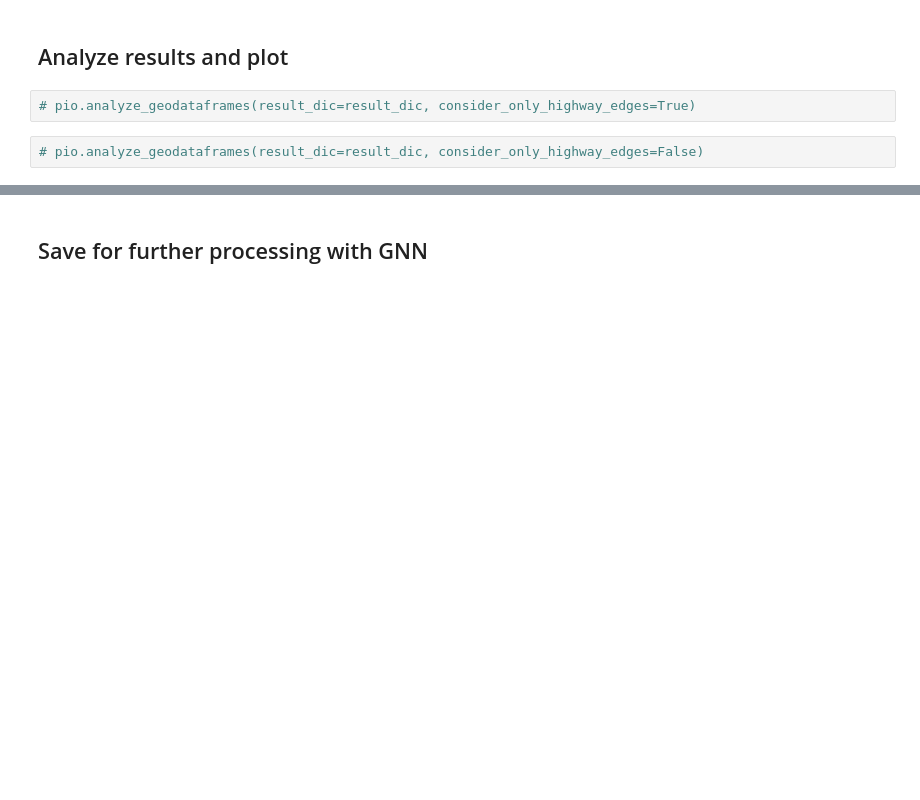
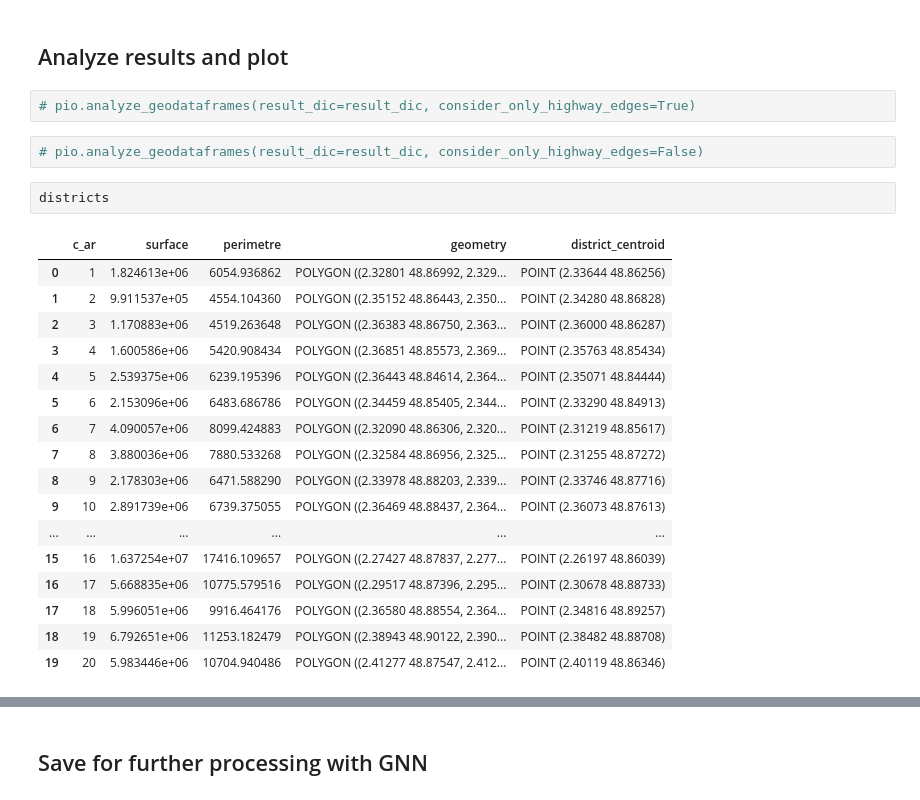
Before and after one commit to enatterer/matsim-ile-de-france, a Jupyter notebook: ile_de_france/src/main/python/process_output_of_simulations/process_output_of_simulations_linegraph_has_nodes_for_districts.ipynb, the cells around one changed output, grey strips where cells are left out. Saved outputs shown, nothing was run; the diff lists cells and outputs as text; blank space fills up the shorter version.

```diff
--- a/ile_de_france/src/main/python/process_output_of_simulations/process_output_of_simulations_linegraph_has_nodes_for_districts.ipynb
+++ b/ile_de_france/src/main/python/process_output_of_simulations/process_output_of_simulations_linegraph_has_nodes_for_districts.ipynb
@@ -545,6 +583,26 @@ torch.Size([25309, 2])
 # pio.analyze_geodataframes(result_dic=result_dic, consider_only_highway_edges=True)
 # %%
 # pio.analyze_geodataframes(result_dic=result_dic, consider_only_highway_edges=False)
+# %%
+districts
+# %% [output]
+|  | c_ar | surface | perimetre | geometry | district_centroid |
+| 0 | 1 | 1.824613e+06 | 6054.936862 | POLYGON ((2.32801 48.86992, 2.329... | POINT (2.33644 48.86256) |
+| 1 | 2 | 9.911537e+05 | 4554.104360 | POLYGON ((2.35152 48.86443, 2.350... | POINT (2.34280 48.86828) |
+| 2 | 3 | 1.170883e+06 | 4519.263648 | POLYGON ((2.36383 48.86750, 2.363... | POINT (2.36000 48.86287) |
+| 3 | 4 | 1.600586e+06 | 5420.908434 | POLYGON ((2.36851 48.85573, 2.369... | POINT (2.35763 48.85434) |
+| 4 | 5 | 2.539375e+06 | 6239.195396 | POLYGON ((2.36443 48.84614, 2.364... | POINT (2.35071 48.84444) |
+| 5 | 6 | 2.153096e+06 | 6483.686786 | POLYGON ((2.34459 48.85405, 2.344... | POINT (2.33290 48.84913) |
+| 6 | 7 | 4.090057e+06 | 8099.424883 | POLYGON ((2.32090 48.86306, 2.320... | POINT (2.31219 48.85617) |
+| 7 | 8 | 3.880036e+06 | 7880.533268 | POLYGON ((2.32584 48.86956, 2.325... | POINT (2.31255 48.87272) |
+| 8 | 9 | 2.178303e+06 | 6471.588290 | POLYGON ((2.33978 48.88203, 2.339... | POINT (2.33746 48.87716) |
+| 9 | 10 | 2.891739e+06 | 6739.375055 | POLYGON ((2.36469 48.88437, 2.364... | POINT (2.36073 48.87613) |
+| ... | ... | ... | ... | ... | ... |
+| 15 | 16 | 1.637254e+07 | 17416.109657 | POLYGON ((2.27427 48.87837, 2.277... | POINT (2.26197 48.86039) |
+| 16 | 17 | 5.668835e+06 | 10775.579516 | POLYGON ((2.29517 48.87396, 2.295... | POINT (2.30678 48.88733) |
+| 17 | 18 | 5.996051e+06 | 9916.464176 | POLYGON ((2.36580 48.88554, 2.364... | POINT (2.34816 48.89257) |
+| 18 | 19 | 6.792651e+06 | 11253.182479 | POLYGON ((2.38943 48.90122, 2.390... | POINT (2.38482 48.88708) |
+| 19 | 20 | 5.983446e+06 | 10704.940486 | POLYGON ((2.41277 48.87547, 2.412... | POINT (2.40119 48.86346) |
 # %%
 def aggregate_district_information(links_gdf, tensors_edge_information):
 
```
Also changed, not shown: parts of 13 cells of this notebook.
